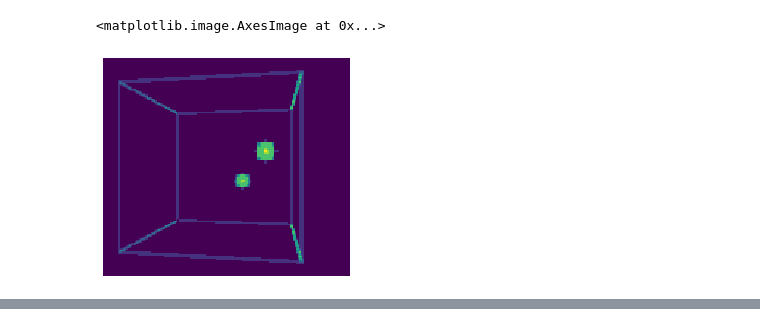
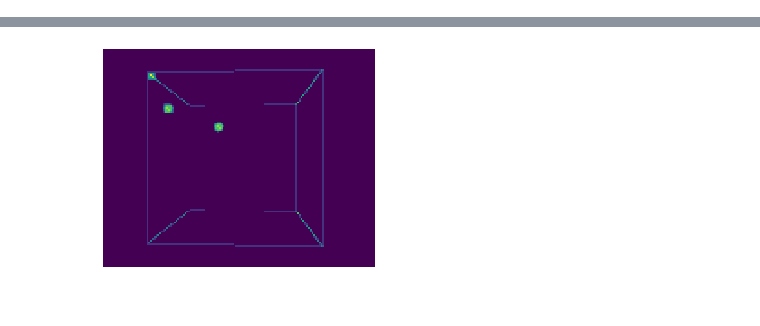
Before and after one commit to leoHeidel/stable-fluids, a Jupyter notebook: 3d-renderer.ipynb, the cells around one changed output, grey strips where cells are left out. Drawn from its saved outputs; the diff is of its cells as text; code cells hidden in the pictures.

Commit message:
working renderer in numpy

```diff
--- a/3d-renderer.ipynb
+++ b/3d-renderer.ipynb
@@ -7,5 +8,6 @@ from IPython.display import HTML
 # %%
-m,n,p = 50,51,52
+%%time
+m,n,p = 100,101,102
 sphere = np.zeros((p, m,n))
 for i in range(m) :
     for j in range(n) :
@@ -30,3 +32,5 @@ sphere[1,1,1:-2] = 1
 sphere[-2,1,1:-2] = 1
 sphere[1,-2,1:-2] = 1
 sphere[-2,-2,1:-2] = 1
+
+sphere[1:5,1:5,1:5] = 1
@@ -35,57 +37,17 @@ t = 0
-# %%
-def render(camera_pos, center, array) :
-    order = 1
-    if abs(camera_pos[2]) > abs(camera_pos[0]) :
-        camera_pos = camera_pos[::-1]
-        center = center[::-1]
-        array = np.swapaxes(array, 0, 2)
-        order = -1
-    p,m,n = array.shape
-
-    c0 = center - camera_pos
-    c0 = c0 / np.linalg.norm(c0)
-    ci = np.array([0,1,0])
-    ci = ci - np.sum(ci*c0)*c0
-    ci = ci / np.linalg.norm(ci)
-    cj = np.cross(c0,ci)
-
-    display_m,display_n = 150,170
-    fact = 0.05
-    indices = np.indices((display_m,display_n)).swapaxes(0,2).swapaxes(0,1)
-    pixel_pos = 0
-    pixel_pos = camera_pos + c0*10
-    pixel_pos = pixel_pos + fact*np.reshape(ci,[1,1,3])*(indices[:,:,0:1] - (display_m-1) / 2)
-    pixel_pos = pixel_pos + fact*np.reshape(cj,[1,1,3])*(indices[:,:,1:2] - (display_n-1) / 2)
-
-    #solving : camera_pos[0] + (pixel_pos[:,:,0] - camera_pos[0])*x = k
-    batch_fact = []
-    for k in range(p) :
-        fact = (k - camera_pos[0]) / (pixel_pos[:,:,0] - camera_pos[0])
-        batch_fact.append(fact)
-    batch_indices = []
-    #Using : new indicies = camera_pos[1:] + (pixel_pos[1:] - camera_pos[1:])*x
-    max_clip = np.stack([np.ones((display_m,display_n))*(m-1),np.ones((display_m,display_n))*(n-1)], axis=-1)
-    for x in batch_fact:
-        cam_pos_reshaped = np.reshape(camera_pos[1:],(1,1,2))
-        intersect_indices = cam_pos_reshaped + (pixel_pos[:,:,1:] - cam_pos_reshaped)*np.reshape(x,(display_m,display_n,1))
-        batch_indices.append(tf.clip_by_value(intersect_indices, 0, max_clip).numpy().astype(np.int))
-
-    batch_indices = np.array(batch_indices)
-    result = tf.gather_nd(array, batch_indices, batch_dims=1)
-    return result.numpy().sum(axis = 0)[:,::order]
-
-ims = []
-array = sphere
-center = (np.array([m,n,p])-1)/2
-fig = plt.figure()
-
-for i in range(15) :
-    camera_pos = center +100*np.array([-np.cos(t),0,-np.sin(t)])
-    plt.axis('off')
-    res = render(camera_pos, center, array)
-    ims.append([plt.imshow(res, animated=True)])
-    t += 0.1
-plt.imshow(render(camera_pos, center, array))
-# %% [output]
-<matplotlib.image.AxesImage at 0x...>
-[figure, removed]
+# %%
+renderer = Renderer(120,150, 150)
+# %%
+%%time
+ims = []
+array = sphere
+center = (np.array([m,n,p])-1)/2
+fig = plt.figure()
+t = 0
+
+for i in range(100) :
+    camera_pos = center +200*np.array([-np.cos(t),0,-np.sin(t)])
+    plt.axis('off')
+    res = renderer(sphere, camera_pos)
+    ims.append([plt.imshow(res, animated=True)])
+    t += 3.14150*2/100
+# %% [output]
@@ -92,3 +56,4 @@ plt.imshow(render(camera_pos, center, array))
+[figure, added]
 # %%
 ani1 = animation.ArtistAnimation(fig, ims, interval=50, blit=True,
                                 repeat_delay=1000)
```
Also changed, not shown: parts of 3 cells of this notebook, 1 other file.
